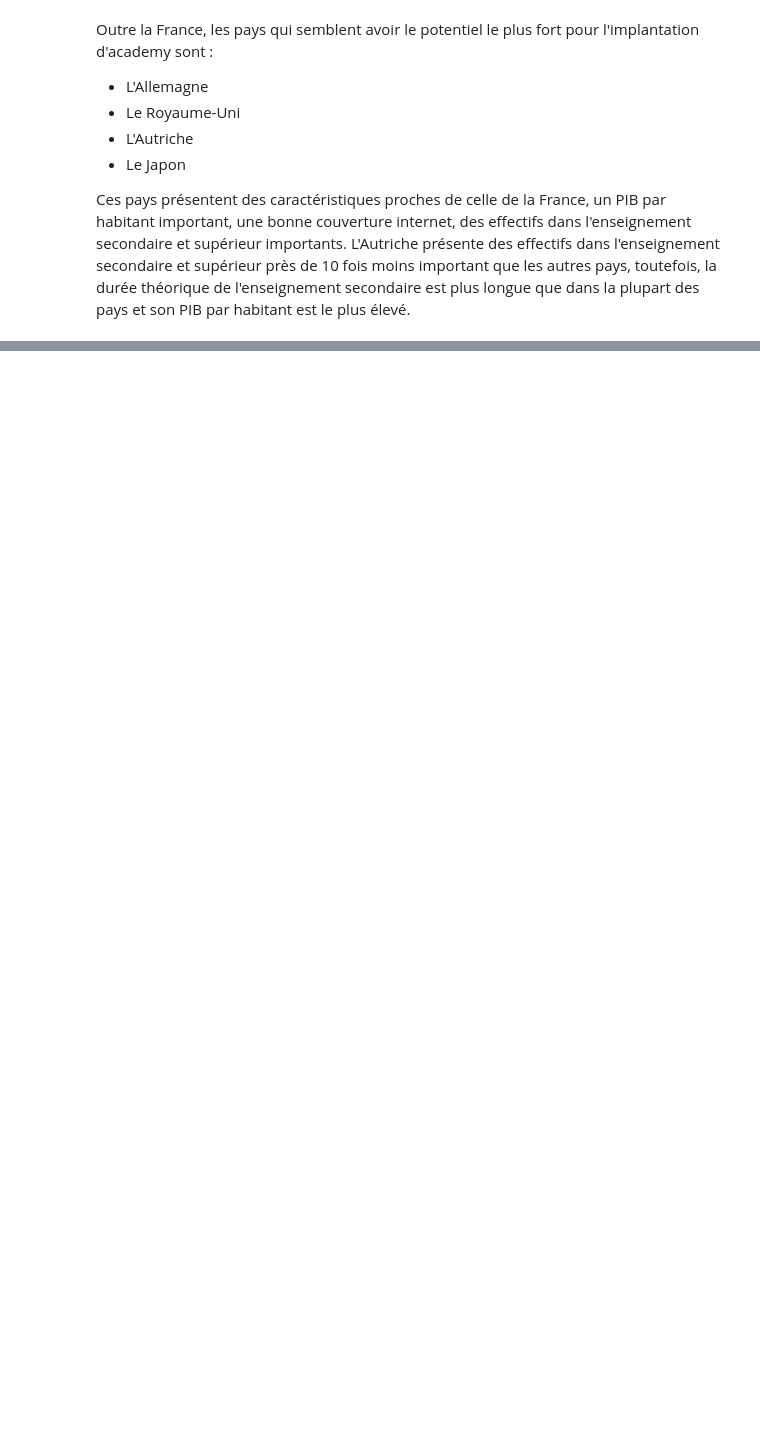
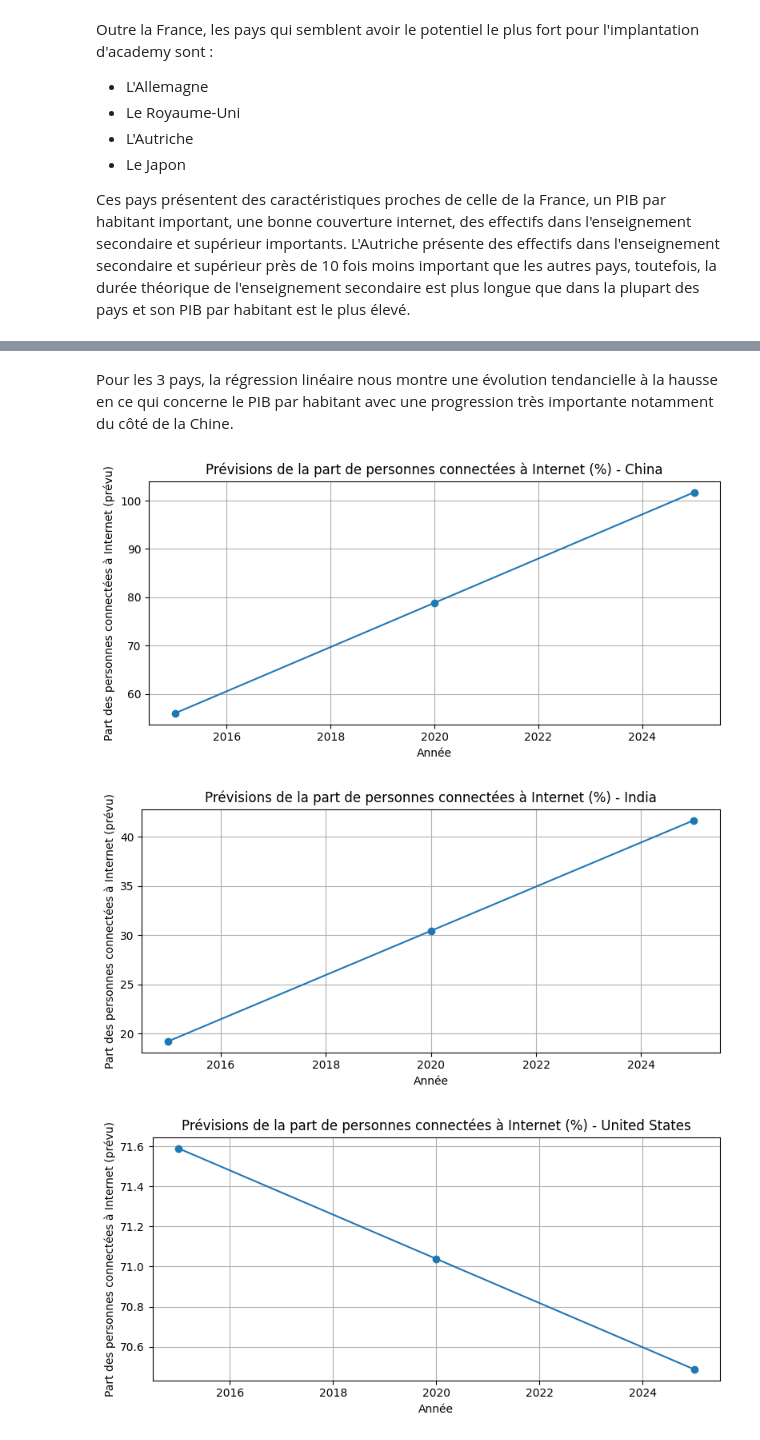
Before and after one commit to R0mNavarr0/Analysez-des-donnees-de-systemes-educatifs, a Jupyter notebook: EDA_academy.ipynb, the cells around one changed output, grey strips where cells are left out. Drawn from its saved outputs; the diff is of its cells as text; code cells hidden in the pictures; blank space fills up the shorter version.

```diff
--- a/EDA_academy.ipynb
+++ b/EDA_academy.ipynb
@@ -1091,3 +1101,7 @@ Liste_Indicateur_Proj = ['Internet users (per 100 people)',
 Liste_Pays_Group2 = df_ACP[df_ACP['Cluster']==2].index
 # %%
 df_group2 = df_data[df_data['Indicator Code'].isin(df_series[df_series['Indicator Name'].isin(Liste_Indicateur_Proj)]['Series Code'].tolist())]
+
+df_group2 = df_group2[df_group2['Country Name'].isin(Liste_Pays_Group2)]
+
+df_group2 = df_group2[['Country Name','Indicator Name','2008','2009','2010','2011','2012','2013']]
@@ -1096,2 +1107,0 @@ df_group2 = df_group2[df_group2['Country Name'].isin(Liste_Pays_Group2)]
-# %%
-df_group2 = df_group2[['Country Name','Indicator Name','2008','2009','2010','2011','2012','2013','2020','2025','2030','2035','2040']]
@@ -1221,0 +1157,22 @@ for country in gdp_df['Country Name'].unique():
+# %% [markdown]
+Pour les 3 pays, la régression linéaire nous montre une évolution tendancielle à la hausse en ce qui concerne le PIB par habitant avec une progression très importante notamment du côté de la Chine.
+# %%
+# Filtrer uniquement les lignes concernant le PIB par habitant
+df_internet = df_predictions[df_predictions['Indicator Name'].str.contains("Internet")]
+
+# Pour chaque pays, tracer l'évolution du PIB prédit
+for country in df_internet['Country Name'].unique():
+    country_data = df_internet[df_internet['Country Name'] == country].sort_values(by='Annee')
+
+    plt.figure(figsize=(8, 4))
+    plt.plot(country_data['Annee'], country_data['Valeur Indicateur Prévue'], marker='o')
+    plt.title(f"Prévisions de la part de personnes connectées à Internet (%) - {country}")
+    plt.xlabel("Année")
+    plt.ylabel("Part des personnes connectées à Internet (prévu)")
+    plt.grid(True)
+    plt.tight_layout()
+    plt.show()
+# %% [output]
+[figure, added]
+[figure, added]
+[figure, added]
```
Also changed, not shown: parts of 21 cells of this notebook.
